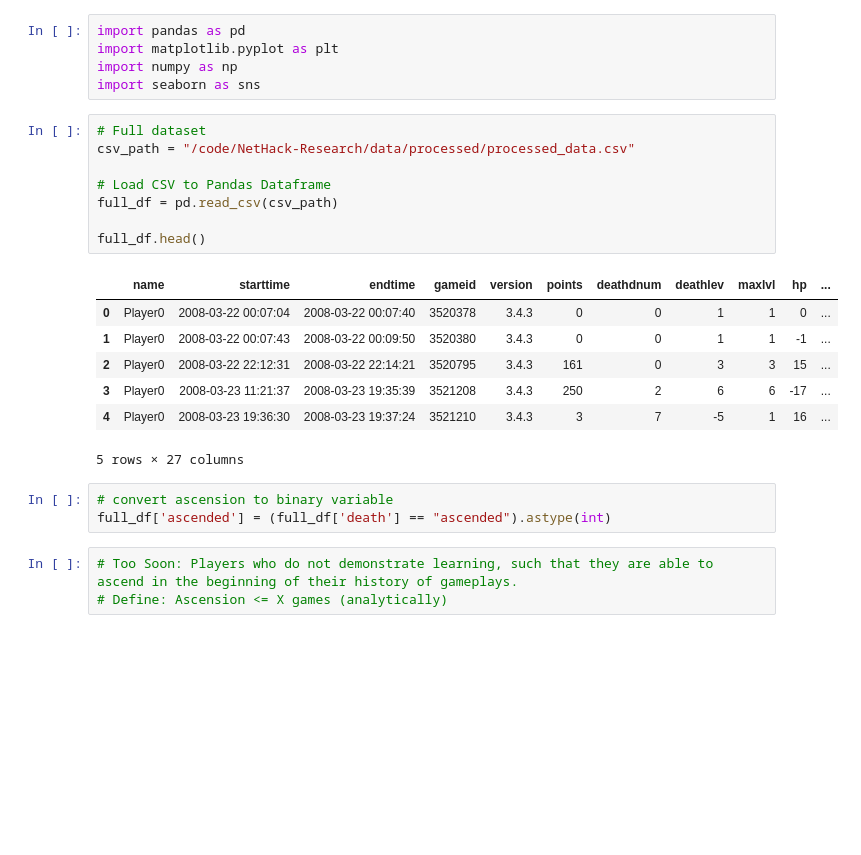
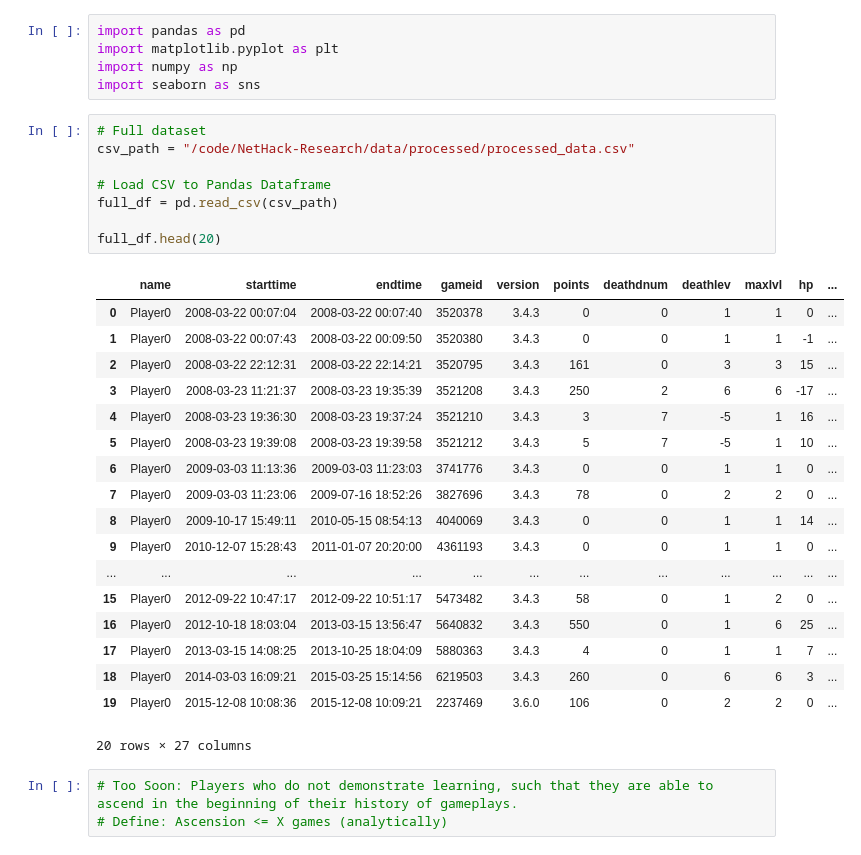
Before and after one commit to helix-phase/NetHack-Research, a Jupyter notebook: notebooks/1-2-2024_Expert-Filtering.ipynb, the cells around one changed output. Drawn from its saved outputs; the diff is of its cells as text; blank space fills up the shorter version.

```diff
--- a/notebooks/1-2-2024_Expert-Filtering.ipynb
+++ b/notebooks/1-2-2024_Expert-Filtering.ipynb
@@ -6,22 +6,30 @@ import seaborn as sns
 # %%
 # Full dataset
 csv_path = "/code/NetHack-Research/data/processed/processed_data.csv"
 
 # Load CSV to Pandas Dataframe
 full_df = pd.read_csv(csv_path)
 
-full_df.head()
+full_df.head(20)
 # %% [output]
 |  | name | starttime | endtime | gameid | version | points | deathdnum | deathlev | maxlvl | hp | ... |
 | 0 | Player0 | 2008-03-22 00:07:04 | 2008-03-22 00:07:40 | 3520378 | 3.4.3 | 0 | 0 | 1 | 1 | 0 | ... |
 | 1 | Player0 | 2008-03-22 00:07:43 | 2008-03-22 00:09:50 | 3520380 | 3.4.3 | 0 | 0 | 1 | 1 | -1 | ... |
 | 2 | Player0 | 2008-03-22 22:12:31 | 2008-03-22 22:14:21 | 3520795 | 3.4.3 | 161 | 0 | 3 | 3 | 15 | ... |
 | 3 | Player0 | 2008-03-23 11:21:37 | 2008-03-23 19:35:39 | 3521208 | 3.4.3 | 250 | 2 | 6 | 6 | -17 | ... |
 | 4 | Player0 | 2008-03-23 19:36:30 | 2008-03-23 19:37:24 | 3521210 | 3.4.3 | 3 | 7 | -5 | 1 | 16 | ... |
+| 5 | Player0 | 2008-03-23 19:39:08 | 2008-03-23 19:39:58 | 3521212 | 3.4.3 | 5 | 7 | -5 | 1 | 10 | ... |
+| 6 | Player0 | 2009-03-03 11:13:36 | 2009-03-03 11:23:03 | 3741776 | 3.4.3 | 0 | 0 | 1 | 1 | 0 | ... |
+| 7 | Player0 | 2009-03-03 11:23:06 | 2009-07-16 18:52:26 | 3827696 | 3.4.3 | 78 | 0 | 2 | 2 | 0 | ... |
+| 8 | Player0 | 2009-10-17 15:49:11 | 2010-05-15 08:54:13 | 4040069 | 3.4.3 | 0 | 0 | 1 | 1 | 14 | ... |
+| 9 | Player0 | 2010-12-07 15:28:43 | 2011-01-07 20:20:00 | 4361193 | 3.4.3 | 0 | 0 | 1 | 1 | 0 | ... |
+| ... | ... | ... | ... | ... | ... | ... | ... | ... | ... | ... | ... |
+| 15 | Player0 | 2012-09-22 10:47:17 | 2012-09-22 10:51:17 | 5473482 | 3.4.3 | 58 | 0 | 1 | 2 | 0 | ... |
+| 16 | Player0 | 2012-10-18 18:03:04 | 2013-03-15 13:56:47 | 5640832 | 3.4.3 | 550 | 0 | 1 | 6 | 25 | ... |
+| 17 | Player0 | 2013-03-15 14:08:25 | 2013-10-25 18:04:09 | 5880363 | 3.4.3 | 4 | 0 | 1 | 1 | 7 | ... |
+| 18 | Player0 | 2014-03-03 16:09:21 | 2015-03-25 15:14:56 | 6219503 | 3.4.3 | 260 | 0 | 6 | 6 | 3 | ... |
+| 19 | Player0 | 2015-12-08 10:08:36 | 2015-12-08 10:09:21 | 2237469 | 3.6.0 | 106 | 0 | 2 | 2 | 0 | ... |
-5 rows × 27 columns
+20 rows × 27 columns
-# %%
-# convert ascension to binary variable
-full_df['ascended'] = (full_df['death'] == "ascended").astype(int)
 # %%
 # Too Soon: Players who do not demonstrate learning, such that they are able to ascend in the beginning of their history of gameplays.
 # Define: Ascension <= X games (analytically)
```
Also changed, not shown: parts of 12 cells of this notebook, 3 other files.
